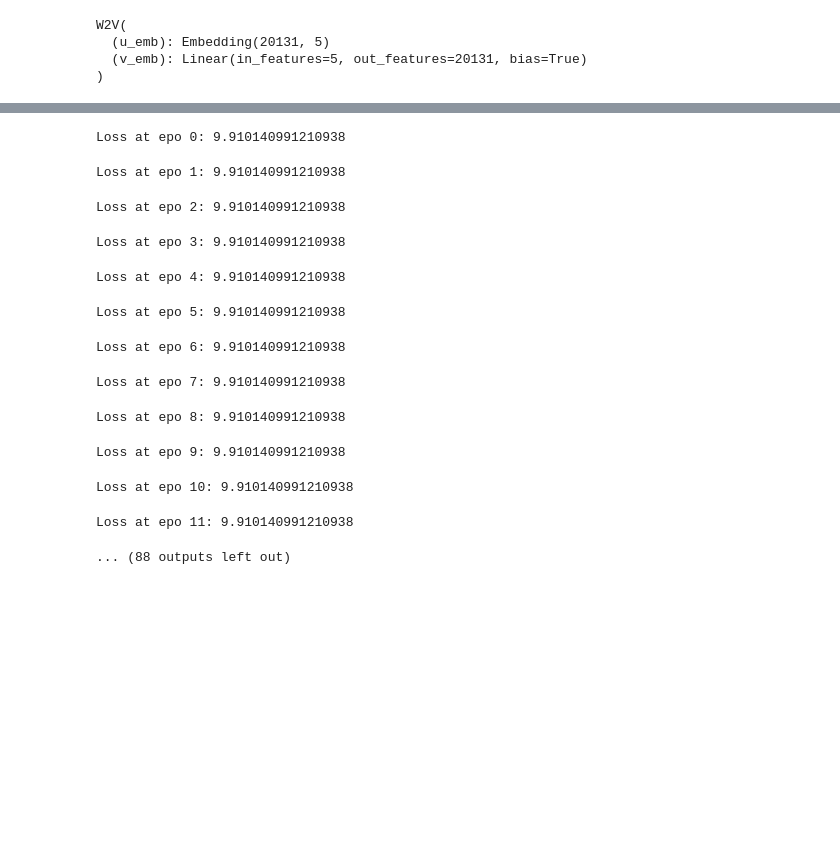
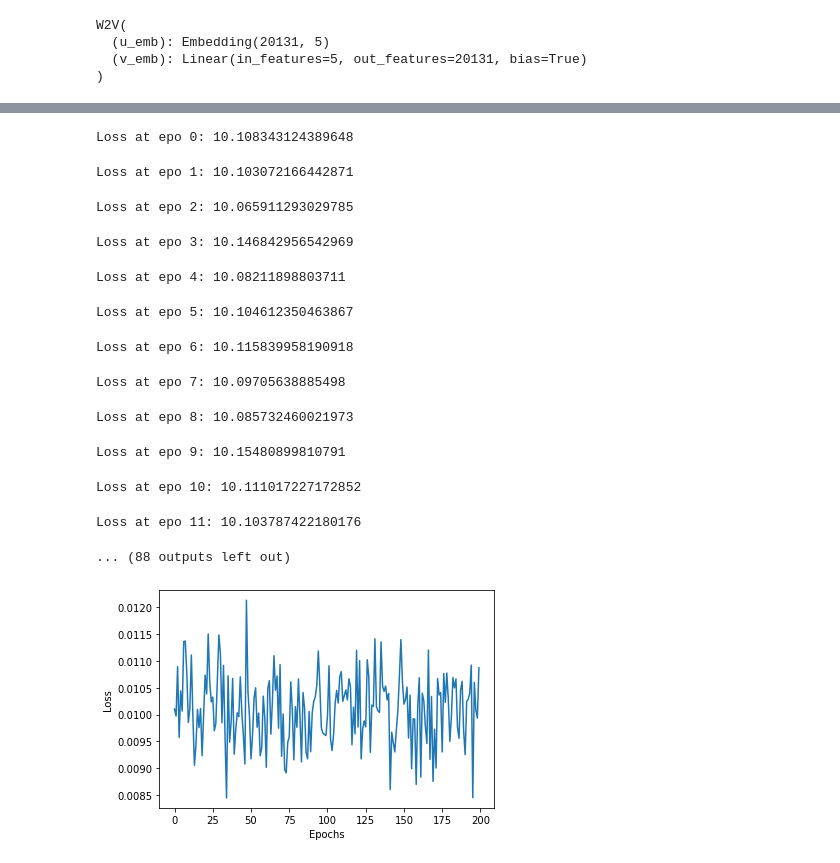
Before and after one commit to AnnaTokareff/repo_for_ML, a Jupyter notebook: word2vec.ipynb, the cells around one changed output, grey strips where cells are left out. Cells and saved outputs as stored; diff of their text form; code cells hidden in the pictures; blank space fills up the shorter version.

```diff
--- a/word2vec.ipynb
+++ b/word2vec.ipynb
@@ -305,5 +309,5 @@ import random
 # %%
-def batch_generator(idx_p, batch_size=5000):
+def batch_generator(idx_p, batch_size):
     while True:
         random.shuffle(idx_p)
         one_batch=[]
@@ -313,18 +317,18 @@ def batch_generator(idx_p, batch_size=5000):
                 break
         yield (one_batch)
 # %%
-batch_loader = batch_generator(idx_pairs)
-batch_size = 5000
+batch_size = 1000
+batch_loader = batch_generator(idx_pairs, batch_size)
 # %%
 #next(batch_loader)
 # %%
 # Напишем наш цикл обучения. Попробуем реализовать простенько, без батчей.
 # Но будем копить градиент и каждые 100 итераций обновлять веса
-
+loss_list=[]
 for epo in range(num_epochs):
 
     loss_val = 0
-    #i = 0
+
 
     for i,(center, context) in enumerate(tqdm.tqdm(next(batch_loader))):
         #center = torch.tensor(word2idx[center], dtype=torch.long).unsqueeze(0)
@@ -337,7 +341,7 @@ for epo in range(num_epochs):
 
 
         # Активируем софтмаксом
-        z = softmax(z)
+        #z = softmax(z)
 
         # Считаем лосс (он принимает распределение предсказанных вероятностей и правильный ответ)
         # Скорее всего нужно сделать reshape с помощью view
@@ -347,7 +351,7 @@ for epo in range(num_epochs):
 
         # Копим общий лосс, и надеямся, что на следующей эпохе накопится поменьше
         loss_val += loss
-       # i += 1
+
 
         if i % 100 == 0:   # Проверяем, прошло ли 100 итераций.
 
@@ -361,18 +365,19 @@ for epo in range(num_epochs):
 
 
     # Выведем усредненный на количество пар лосс
+    loss_list.append(loss/batch_size)
     print(f'Loss at epo {epo}: {loss_val/batch_size}')
 # %% [output]
-Loss at epo 0: 9.910140991210938
+Loss at epo 0: 10.108343124389648
-Loss at epo 1: 9.910140991210938
+Loss at epo 1: 10.103072166442871
-Loss at epo 2: 9.910140991210938
+Loss at epo 2: 10.065911293029785
-Loss at epo 3: 9.910140991210938
+Loss at epo 3: 10.146842956542969
-Loss at epo 4: 9.910140991210938
+Loss at epo 4: 10.08211898803711
-Loss at epo 5: 9.910140991210938
+Loss at epo 5: 10.104612350463867
-Loss at epo 6: 9.910140991210938
+Loss at epo 6: 10.115839958190918
-Loss at epo 7: 9.910140991210938
+Loss at epo 7: 10.09705638885498
-Loss at epo 8: 9.910140991210938
+Loss at epo 8: 10.085732460021973
-Loss at epo 9: 9.910140991210938
+Loss at epo 9: 10.15480899810791
-Loss at epo 10: 9.910140991210938
+Loss at epo 10: 10.111017227172852
-Loss at epo 11: 9.910140991210938
+Loss at epo 11: 10.103787422180176
 ... (88 outputs left out)
@@ -379,3 +386,12 @@ Loss at epo 11: 9.910140991210938
+# %%
+loss_list = [x.detach().numpy() for x in loss_list]
+# %%
+plt.plot(loss_list, label='Training loss')
+plt.xlabel('Epochs')
+plt.ylabel('Loss')
+plt.show()
+# %% [output]
+[figure, added]
 # %%
 # Тут поэкспериментруйте с тем, что получилось. Можно с помощью метода top_k_closest.
 # Не расстраивайтесь, если результаты не очень. Мы обучили упрощенную модель и на очень маленьком корпусе.
```
Also changed, not shown: parts of 11 cells of this notebook.
